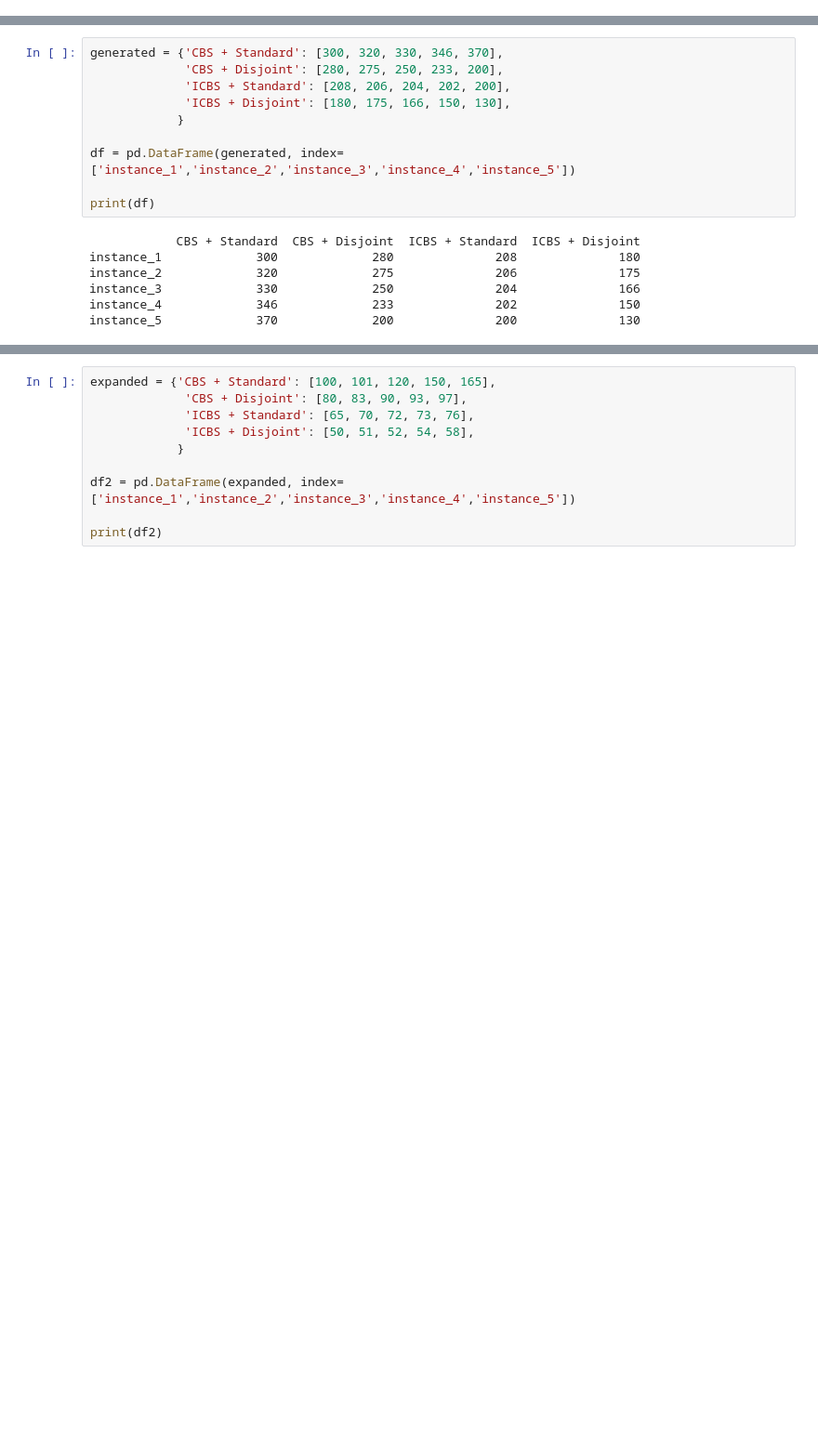
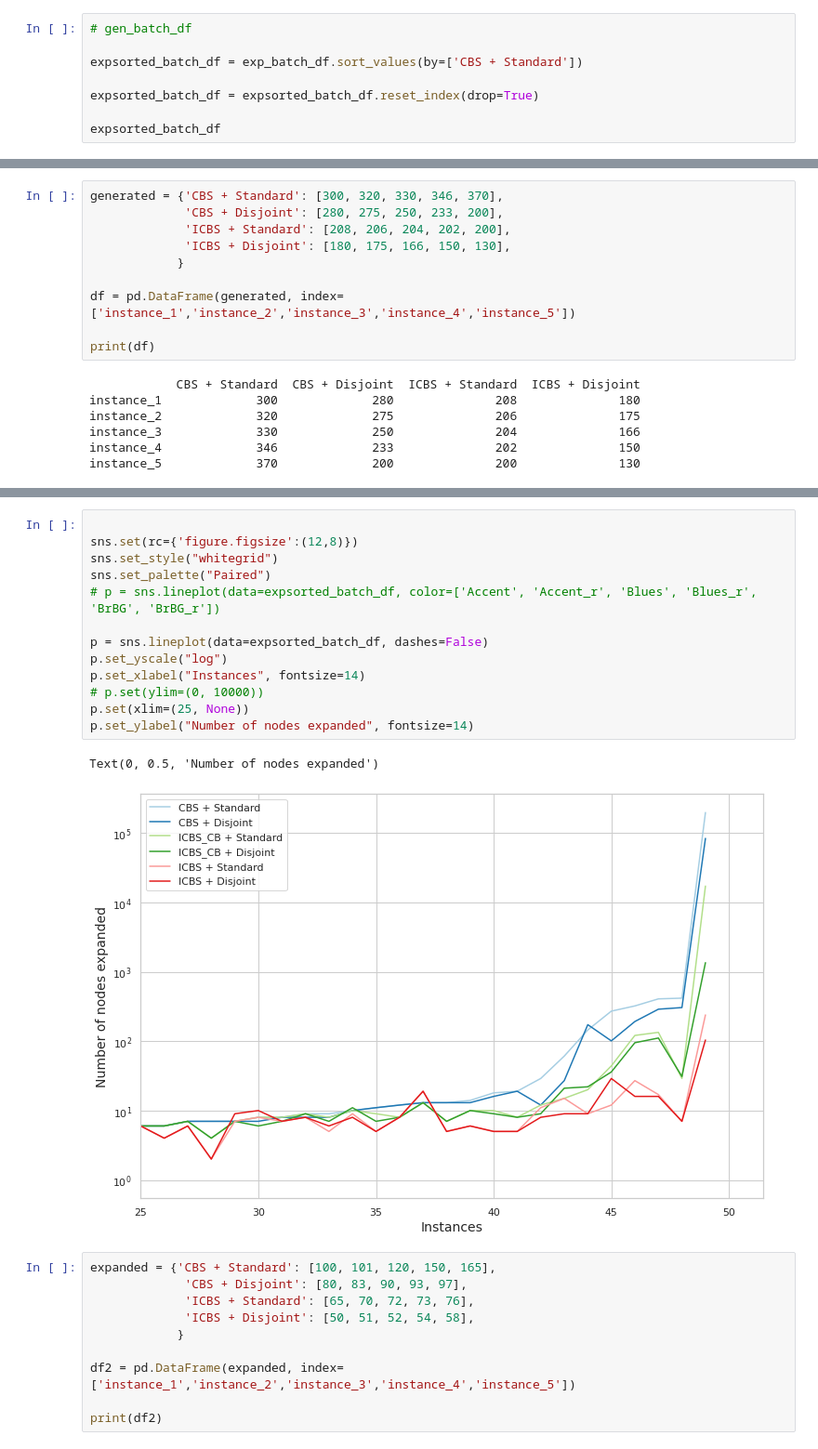
Before and after one commit to gloriyo/MAPF-ICBS, a Jupyter notebook: code/testing/visual.ipynb, the cells around one changed output, grey strips where cells are left out. Shown at 93% size. Saved outputs shown, nothing was run; the diff lists cells and outputs as text; blank space fills up the shorter version.

```diff
--- a/code/testing/visual.ipynb
+++ b/code/testing/visual.ipynb
@@ -38,3 +38,11 @@ exp_data = [cbs_st_exp['nodes'],cbs_di_exp['nodes'],icbscb_st_exp['nodes'],icbsc
 gen_batch_df = pd.concat(gen_data, axis=1, keys=headers)
 exp_batch_df = pd.concat(exp_data, axis=1, keys=headers)
 # exp_df
+# %%
+# gen_batch_df
+
+expsorted_batch_df = exp_batch_df.sort_values(by=['CBS + Standard'])
+
+expsorted_batch_df = expsorted_batch_df.reset_index(drop=True)
+
+expsorted_batch_df
@@ -108,3 +129,19 @@ Text(0, 0.5, 'Number of nodes generated')
+# %%
+
+sns.set(rc={'figure.figsize':(12,8)})
+sns.set_style("whitegrid")
+sns.set_palette("Paired")
+# p = sns.lineplot(data=expsorted_batch_df, color=['Accent', 'Accent_r', 'Blues', 'Blues_r', 'BrBG', 'BrBG_r'])
+
+p = sns.lineplot(data=expsorted_batch_df, dashes=False)
+p.set_yscale("log")
+p.set_xlabel("Instances", fontsize=14)
+# p.set(ylim=(0, 10000))
+p.set(xlim=(25, None))
+p.set_ylabel("Number of nodes expanded", fontsize=14)
+# %% [output]
+Text(0, 0.5, 'Number of nodes expanded')
+[figure, added]
 # %%
 expanded = {'CBS + Standard': [100, 101, 120, 150, 165],
              'CBS + Disjoint': [80, 83, 90, 93, 97],
```
Also changed, not shown: parts of 8 cells of this notebook.
